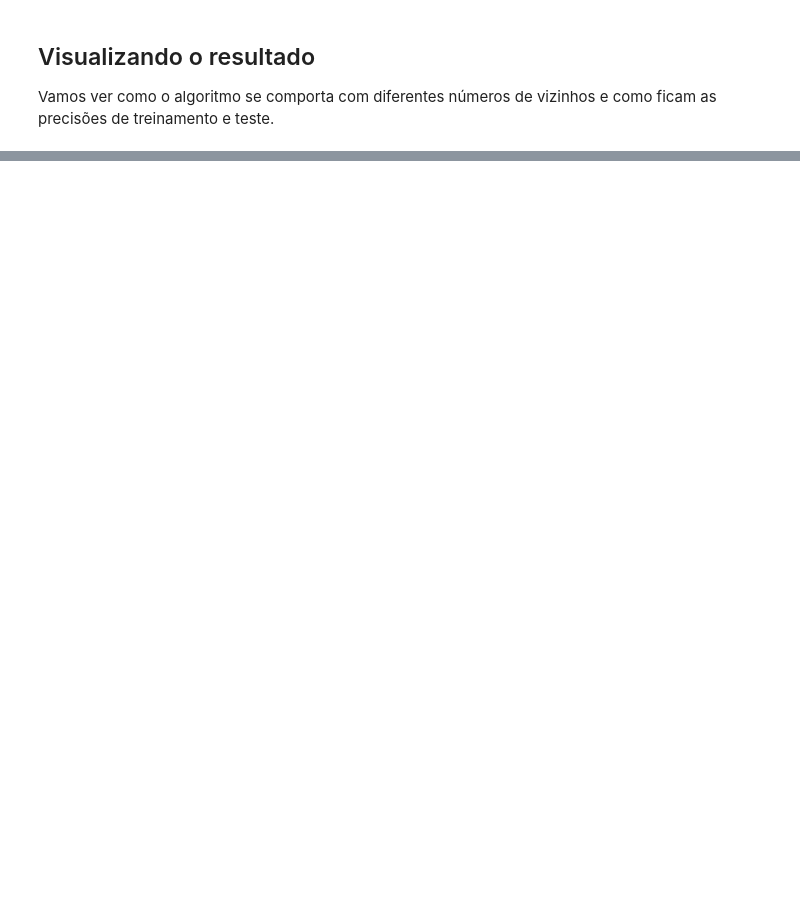
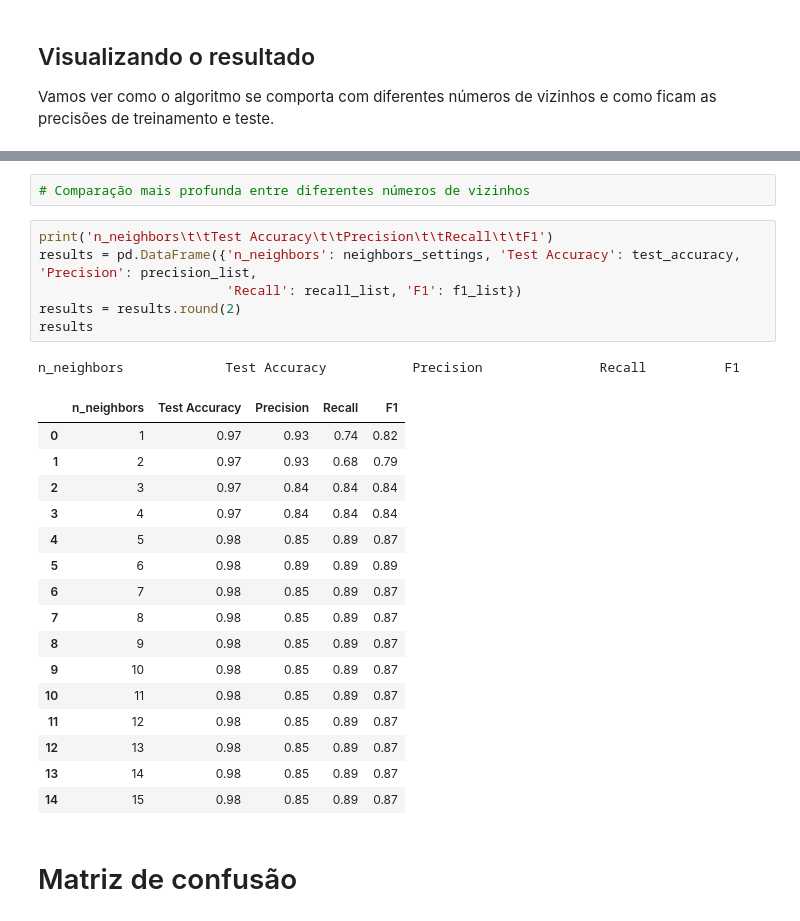
Before and after one commit to mpvreal/pkmn-stats, a Jupyter notebook: Predicao/Notebooks/knn.ipynb, the cells around one changed output, grey strips where cells are left out. Cells and saved outputs as stored; diff of their text form; blank space fills up the shorter version.

```diff
--- a/Predicao/Notebooks/knn.ipynb
+++ b/Predicao/Notebooks/knn.ipynb
@@ -45,0 +80,28 @@ plt.show()
+# %%
+# Comparação mais profunda entre diferentes números de vizinhos
+# %%
+print('n_neighbors\t\tTest Accuracy\t\tPrecision\t\tRecall\t\tF1')
+results = pd.DataFrame({'n_neighbors': neighbors_settings, 'Test Accuracy': test_accuracy, 'Precision': precision_list,
+                        'Recall': recall_list, 'F1': f1_list})
+results = results.round(2)
+results
+# %% [output]
+n_neighbors             Test Accuracy           Precision               Recall          F1
+|  | n_neighbors | Test Accuracy | Precision | Recall | F1 |
+| 0 | 1 | 0.97 | 0.93 | 0.74 | 0.82 |
+| 1 | 2 | 0.97 | 0.93 | 0.68 | 0.79 |
+| 2 | 3 | 0.97 | 0.84 | 0.84 | 0.84 |
+| 3 | 4 | 0.97 | 0.84 | 0.84 | 0.84 |
+| 4 | 5 | 0.98 | 0.85 | 0.89 | 0.87 |
+| 5 | 6 | 0.98 | 0.89 | 0.89 | 0.89 |
+| 6 | 7 | 0.98 | 0.85 | 0.89 | 0.87 |
+| 7 | 8 | 0.98 | 0.85 | 0.89 | 0.87 |
+| 8 | 9 | 0.98 | 0.85 | 0.89 | 0.87 |
+| 9 | 10 | 0.98 | 0.85 | 0.89 | 0.87 |
+| 10 | 11 | 0.98 | 0.85 | 0.89 | 0.87 |
+| 11 | 12 | 0.98 | 0.85 | 0.89 | 0.87 |
+| 12 | 13 | 0.98 | 0.85 | 0.89 | 0.87 |
+| 13 | 14 | 0.98 | 0.85 | 0.89 | 0.87 |
+| 14 | 15 | 0.98 | 0.85 | 0.89 | 0.87 |
+# %% [markdown]
+# Matriz de confusão
```
Also changed, not shown: parts of 9 cells of this notebook, 4 other files.
